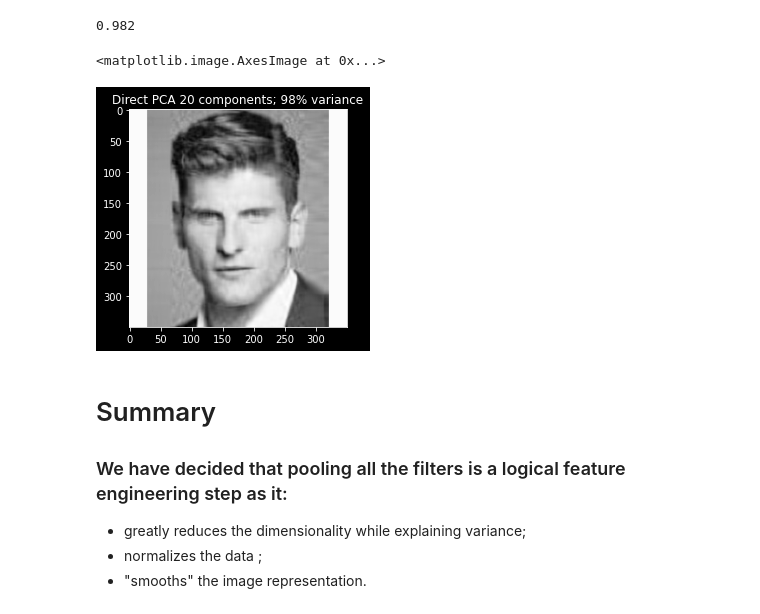
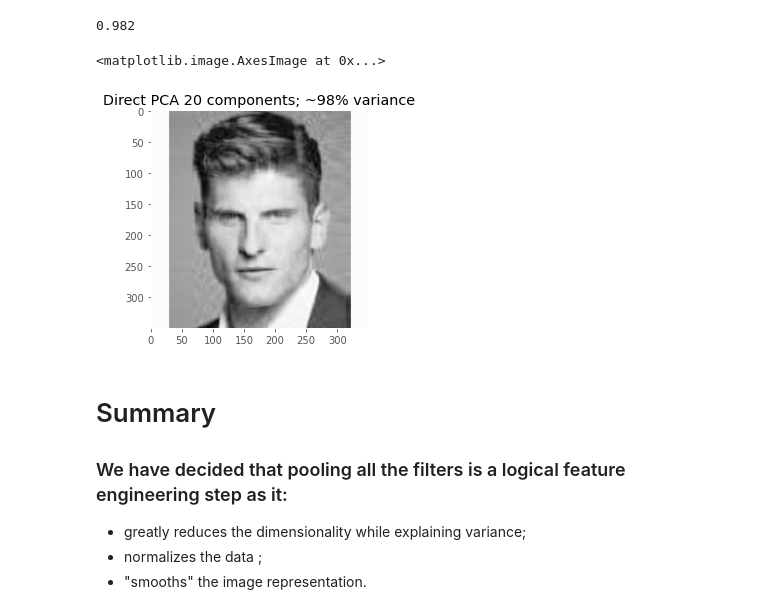
Before and after one commit to adityahpatel/milestone2_dating_and_beauty, a Jupyter notebook: 01_Unsupervised_PCA_ML_pipeline.ipynb, the cells around one changed output. Saved outputs shown, nothing was run; the diff lists cells and outputs as text; code cells hidden in the pictures.

Commit message:
Charting Failure Analysis and exporting images

```diff
--- a/01_Unsupervised_PCA_ML_pipeline.ipynb
+++ b/01_Unsupervised_PCA_ML_pipeline.ipynb
@@ -13,6 +13,9 @@ import matplotlib.cm as cm
 from sklearn.preprocessing import minmax_scale
 from tqdm import tqdm
 import copyreg
+# %%
+plt.style.use('fast')
+plt.rcParams['axes.grid'] = False
 # %%
 # explicit function to normalize array
 def normalize_2d(matrix):
@@ -50,7 +53,7 @@ coi2 = ['Canny Edge', 'Roberts', 'Sobel', 'Scharr', 'Prewitt', 'Gaussian s3',
        'Gaussian s7', 'Median s3', 'Variance s3']
 # %%
 # printing out shape to review before reducing
-smpl = df.sample()
+smpl = df[df.Filename =='CM712.jpg']
 for v in smpl[coi].iloc[0,:].values:
     print(v.shape)
 # %% [output]
@@ -307,11 +315,11 @@ round(sum(direct_pca.explained_variance_ratio_),3)
 # %% [output]
 0.982
 # %%
-plt.title('Direct PCA 20 components; ~98% variance')
+plt.title('Direct PCA 20 components; ~98% variance', fontdict={'color':'black'})
 plt.imshow(direct_pca.inverse_transform(converted_direct), cmap = cm.Greys_r, origin='upper')
 # %% [output]
 <matplotlib.image.AxesImage at 0x...>
-[figure, old version]
+[figure, new version]
 # %% [markdown]
 # Summary
 ### We have decided that pooling all the filters is a logical feature engineering step as it:
```
Also changed, not shown: parts of 8 cells of this notebook, 32 other files.
